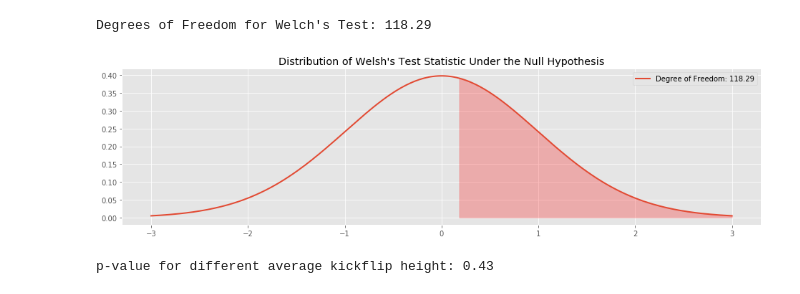
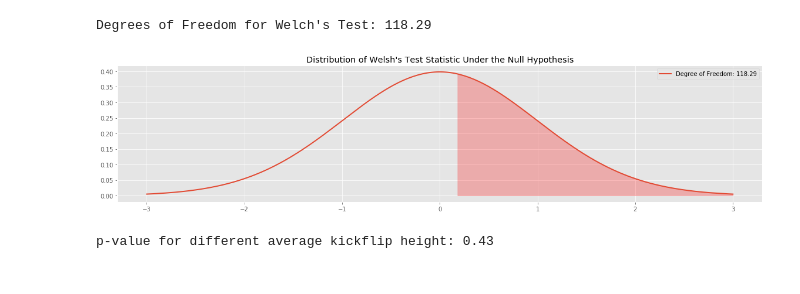
Before and after one commit to nicleong27/EastvsWest_Beauty, a Jupyter notebook: Toxic_Prevalence_Hypothesis_Testing.ipynb, the cells around one changed output. Saved outputs shown, nothing was run; the diff lists cells and outputs as text; code cells hidden in the pictures.

```diff
--- a/Toxic_Prevalence_Hypothesis_Testing.ipynb
+++ b/Toxic_Prevalence_Hypothesis_Testing.ipynb
@@ -171,18 +172,19 @@ Degrees of Freedom for Welch's Test: 118.29
 # %%
 x = np.linspace(-3, 3, num=250)
 
 fig, ax = plt.subplots(1, figsize=(16, 4))
 students = stats.t(df)
 ax.plot(x, students.pdf(x), linewidth=2, label="Degree of Freedom: {:2.2f}".format(df))
 _ = ax.fill_between(x, students.pdf(x), where=(x >= -test_stat), color='red', alpha=0.25)
 # _ = ax.fill_between(x, students.pdf(x), where=(x <= test_stat), color='red', alpha=0.25)
 
 ax.legend()
 ax.set_title("Distribution of Welsh's Test Statistic Under the Null Hypothesis")
+plt.tight_layout()
 
 plt.savefig('images/t-test.png')
 # %% [output]
-[figure, old version]
+[figure, new version]
 # %%
 p_val = (1 - students.cdf(-test_stat))
 print('p-value for different average kickflip height: {:2.2f}'.format(p_val))
```
Also changed, not shown: parts of 1 cell of this notebook.
